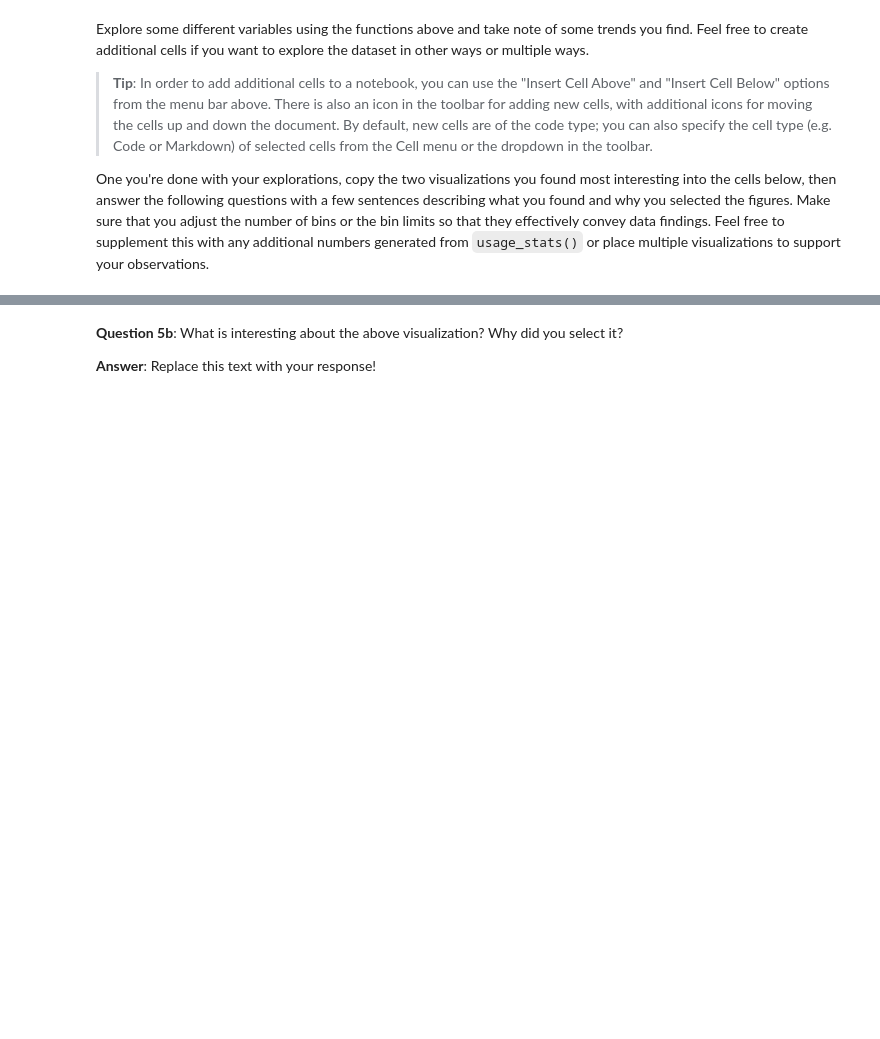
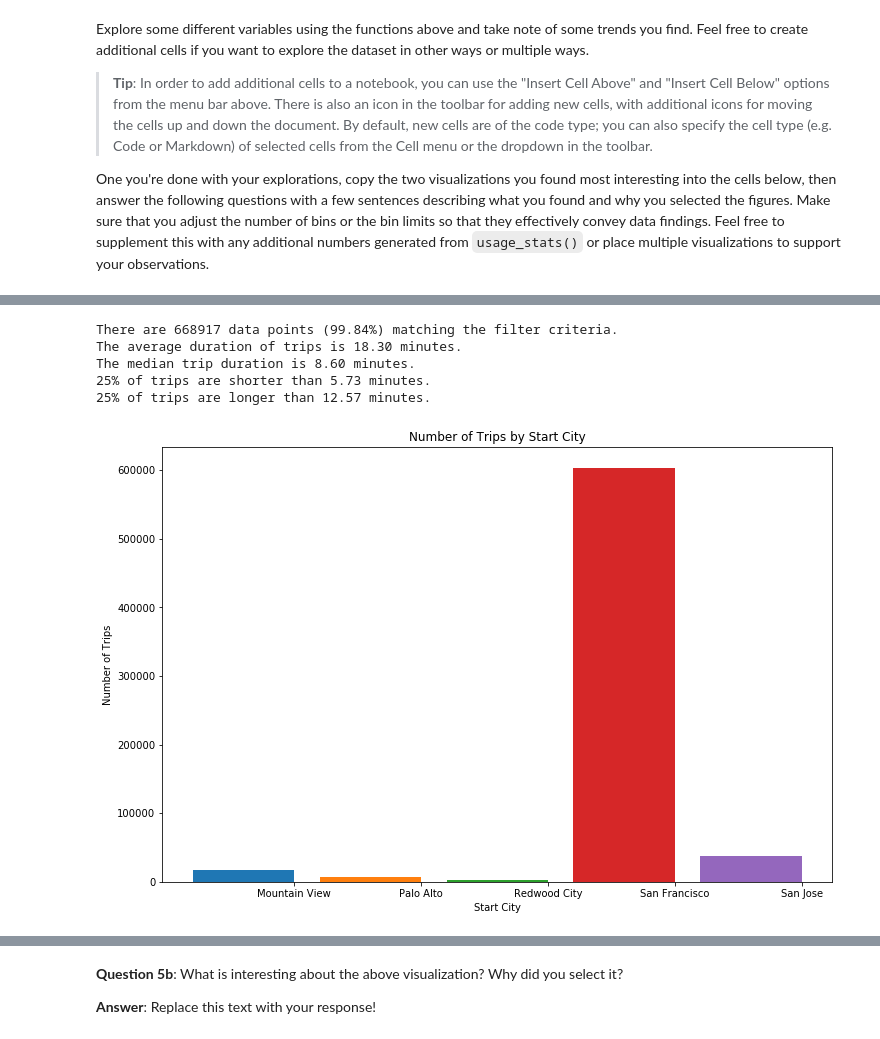
Before and after one commit to datruth29/Udacity-Data-Analyst-Nanodegree, a Jupyter notebook: dandp0-bikeshareanalysis/Bay_Area_Bike_Share_Analysis.ipynb, the cells around one changed output, grey strips where cells are left out. Cells and saved outputs as stored; diff of their text form; code cells hidden in the pictures; blank space fills up the shorter version.

```diff
--- a/dandp0-bikeshareanalysis/Bay_Area_Bike_Share_Analysis.ipynb
+++ b/dandp0-bikeshareanalysis/Bay_Area_Bike_Share_Analysis.ipynb
@@ -274,3 +346,11 @@ usage_plot(trip_data, "start_city", "start_city != end_city", size=(15,10))
 # %%
-usage_plot(trip_data, "start_city", "start_city == end_city", size=(15, 10))
+# Plot 1B
+usage_plot(trip_data, "start_city", "start_city == end_city", size=(12, 8), show_usage_stats=True)
+# %% [output]
+There are 668917 data points (99.84%) matching the filter criteria.
+The average duration of trips is 18.30 minutes.
+The median trip duration is 8.60 minutes.
+25% of trips are shorter than 5.73 minutes.
+25% of trips are longer than 12.57 minutes.
+[figure, added]
 # %%
```
Also changed, not shown: parts of 18 cells of this notebook.
